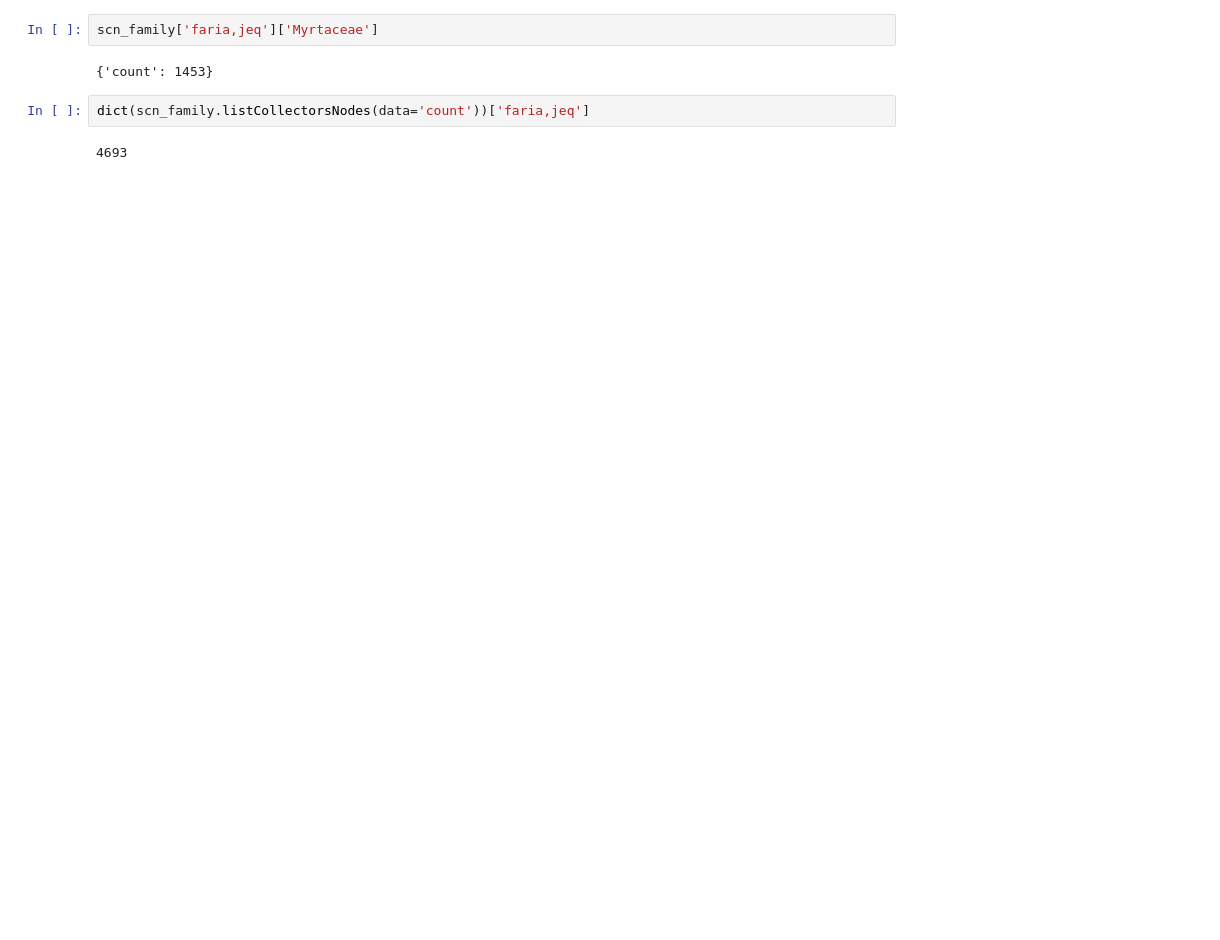
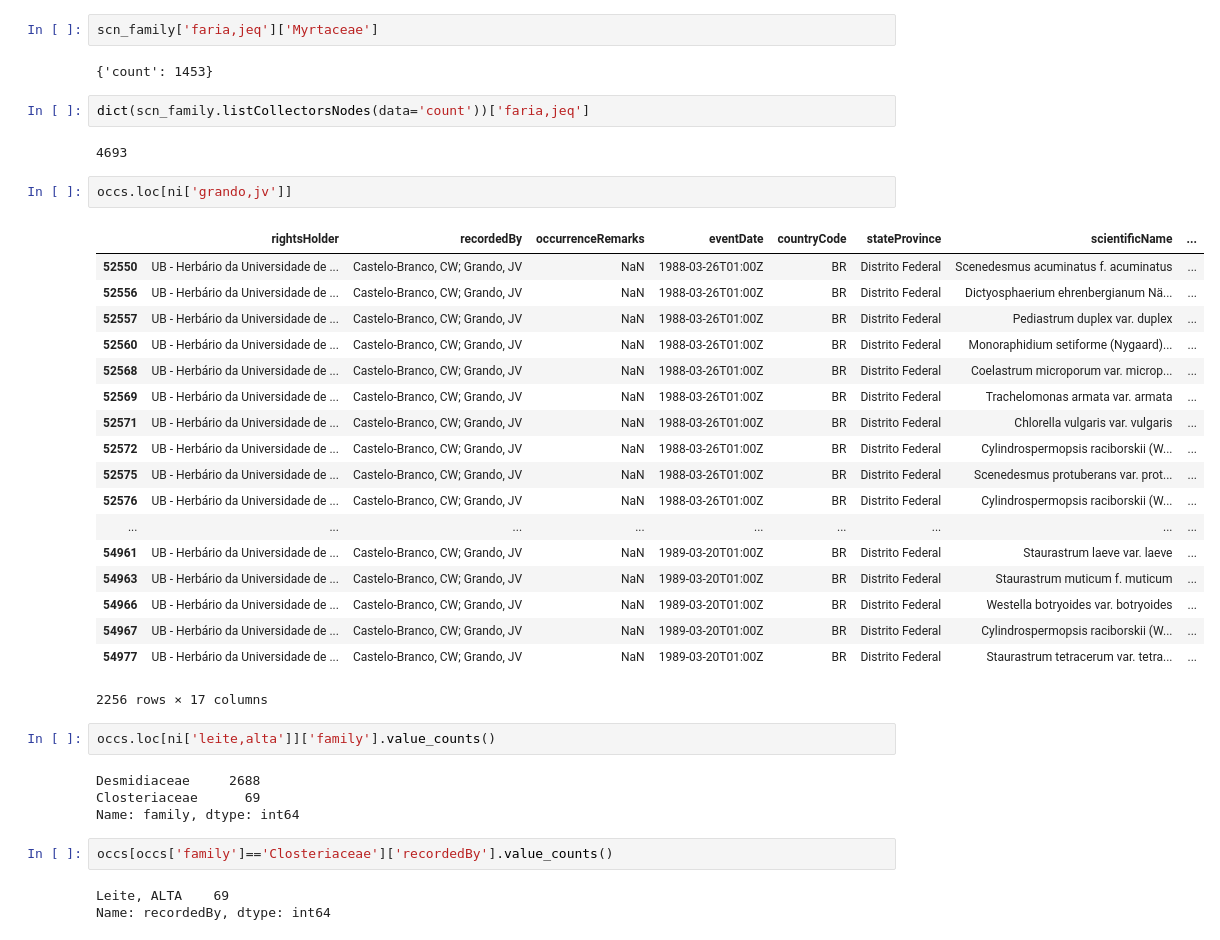
Before and after one commit to pedrosiracusa/tese_lncc_code, a Jupyter notebook: notebooks/chapter4/SCN_communities.ipynb, the cells around one changed output. Cells and saved outputs as stored; diff of their text form; blank space fills up the shorter version.

```diff
--- a/notebooks/chapter4/SCN_communities.ipynb
+++ b/notebooks/chapter4/SCN_communities.ipynb
@@ -217,3 +222,35 @@ scn_family['faria,jeq']['Myrtaceae']
 dict(scn_family.listCollectorsNodes(data='count'))['faria,jeq']
 # %% [output]
 4693
+# %%
+occs.loc[ni['grando,jv']]
+# %% [output]
+|  | rightsHolder | recordedBy | occurrenceRemarks | eventDate | countryCode | stateProvince | scientificName | ... |
+| 52550 | UB - Herbário da Universidade de ... | Castelo-Branco, CW; Grando, JV | NaN | 1988-03-26T01:00Z | BR | Distrito Federal | Scenedesmus acuminatus f. acuminatus | ... |
+| 52556 | UB - Herbário da Universidade de ... | Castelo-Branco, CW; Grando, JV | NaN | 1988-03-26T01:00Z | BR | Distrito Federal | Dictyosphaerium ehrenbergianum Nä... | ... |
+| 52557 | UB - Herbário da Universidade de ... | Castelo-Branco, CW; Grando, JV | NaN | 1988-03-26T01:00Z | BR | Distrito Federal | Pediastrum duplex var. duplex | ... |
+| 52560 | UB - Herbário da Universidade de ... | Castelo-Branco, CW; Grando, JV | NaN | 1988-03-26T01:00Z | BR | Distrito Federal | Monoraphidium setiforme (Nygaard)... | ... |
+| 52568 | UB - Herbário da Universidade de ... | Castelo-Branco, CW; Grando, JV | NaN | 1988-03-26T01:00Z | BR | Distrito Federal | Coelastrum microporum var. microp... | ... |
+| 52569 | UB - Herbário da Universidade de ... | Castelo-Branco, CW; Grando, JV | NaN | 1988-03-26T01:00Z | BR | Distrito Federal | Trachelomonas armata var. armata | ... |
+| 52571 | UB - Herbário da Universidade de ... | Castelo-Branco, CW; Grando, JV | NaN | 1988-03-26T01:00Z | BR | Distrito Federal | Chlorella vulgaris var. vulgaris | ... |
+| 52572 | UB - Herbário da Universidade de ... | Castelo-Branco, CW; Grando, JV | NaN | 1988-03-26T01:00Z | BR | Distrito Federal | Cylindrospermopsis raciborskii (W... | ... |
+| 52575 | UB - Herbário da Universidade de ... | Castelo-Branco, CW; Grando, JV | NaN | 1988-03-26T01:00Z | BR | Distrito Federal | Scenedesmus protuberans var. prot... | ... |
+| 52576 | UB - Herbário da Universidade de ... | Castelo-Branco, CW; Grando, JV | NaN | 1988-03-26T01:00Z | BR | Distrito Federal | Cylindrospermopsis raciborskii (W... | ... |
+| ... | ... | ... | ... | ... | ... | ... | ... | ... |
+| 54961 | UB - Herbário da Universidade de ... | Castelo-Branco, CW; Grando, JV | NaN | 1989-03-20T01:00Z | BR | Distrito Federal | Staurastrum laeve var. laeve | ... |
+| 54963 | UB - Herbário da Universidade de ... | Castelo-Branco, CW; Grando, JV | NaN | 1989-03-20T01:00Z | BR | Distrito Federal | Staurastrum muticum f. muticum | ... |
+| 54966 | UB - Herbário da Universidade de ... | Castelo-Branco, CW; Grando, JV | NaN | 1989-03-20T01:00Z | BR | Distrito Federal | Westella botryoides var. botryoides | ... |
+| 54967 | UB - Herbário da Universidade de ... | Castelo-Branco, CW; Grando, JV | NaN | 1989-03-20T01:00Z | BR | Distrito Federal | Cylindrospermopsis raciborskii (W... | ... |
+| 54977 | UB - Herbário da Universidade de ... | Castelo-Branco, CW; Grando, JV | NaN | 1989-03-20T01:00Z | BR | Distrito Federal | Staurastrum tetracerum var. tetra... | ... |
+2256 rows × 17 columns
+# %%
+occs.loc[ni['leite,alta']]['family'].value_counts()
+# %% [output]
+Desmidiaceae     2688
+Closteriaceae      69
+Name: family, dtype: int64
+# %%
+occs[occs['family']=='Closteriaceae']['recordedBy'].value_counts()
+# %% [output]
+Leite, ALTA    69
+Name: recordedBy, dtype: int64
```
Also changed, not shown: parts of 5 cells of this notebook, 1 other file.
